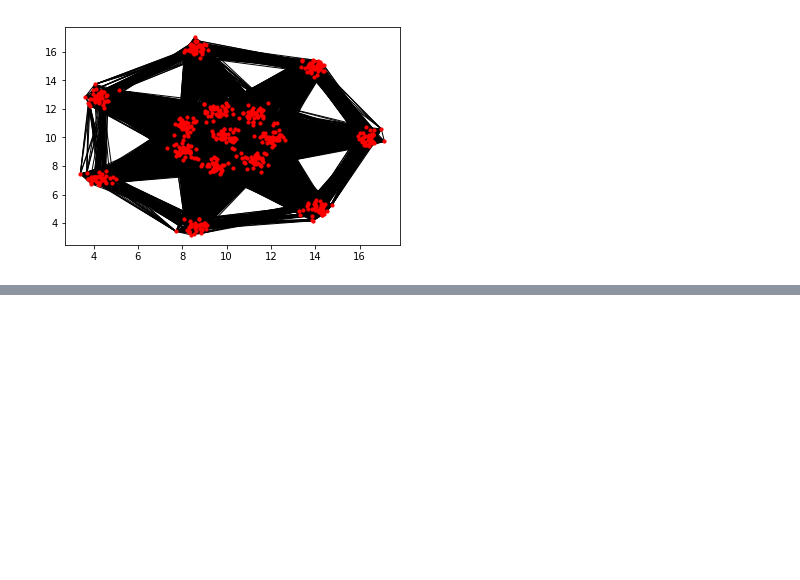
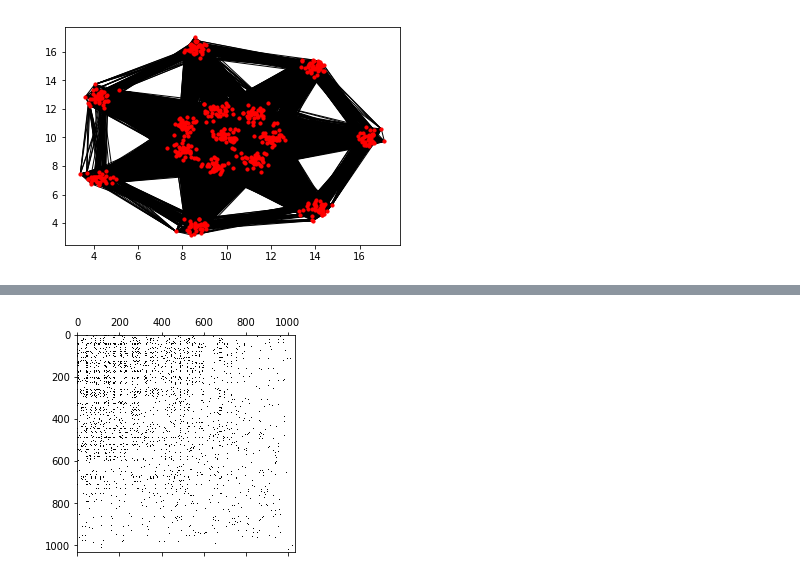
Before and after one commit to barbafrank/LCP_projects_Y2, a Jupyter notebook: Clustering4.ipynb, the cells around one changed output, grey strips where cells are left out. Cells and saved outputs as stored; diff of their text form; code cells hidden in the pictures; blank space fills up the shorter version.

```diff
--- a/Clustering4.ipynb
+++ b/Clustering4.ipynb
@@ -134,0 +140,9 @@ cluster(L, A_mat, pos=positions, node_size=20, draw_edges=False)
+# %%
+A, N, original_idxs = edgelistParser("datasets/facebook/107.edges", "raw_list")
+# %%
+A_mat = list2matrix(A)
+plt.figure()
+plt.spy(A_mat)
+plt.show()
+# %% [output]
+[figure, added]
```
Also changed, not shown: parts of 5 cells of this notebook.
